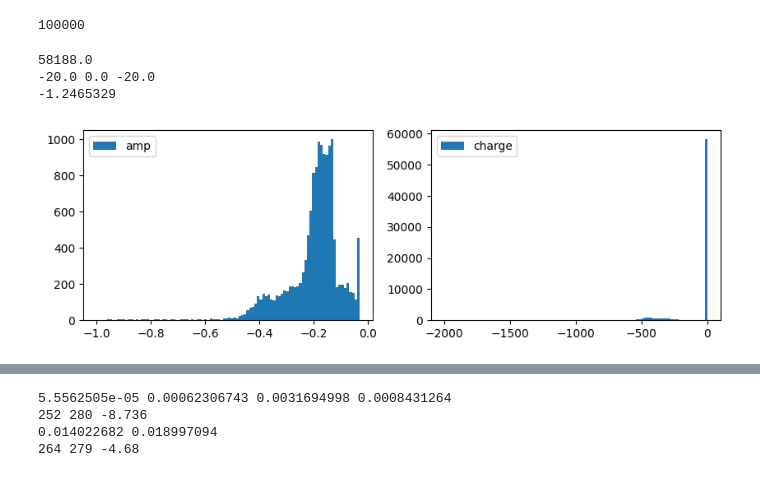
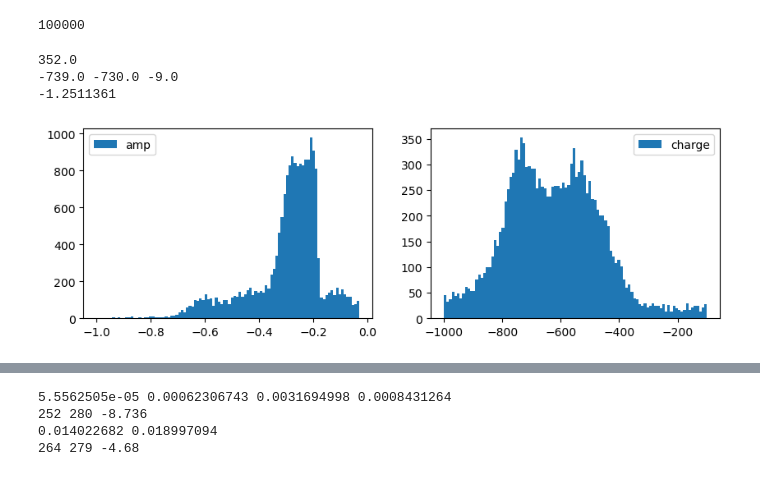
Before and after one commit to 0-DvD-0/Sfera, a Jupyter notebook: Jupyter/timing_waveforms_v2.ipynb, the cells around one changed output, grey strips where cells are left out. Cells and saved outputs as stored; diff of their text form; code cells hidden in the pictures.

```diff
--- a/Jupyter/timing_waveforms_v2.ipynb
+++ b/Jupyter/timing_waveforms_v2.ipynb
@@ -9,5 +10,5 @@ from sklearn.preprocessing import normalize as norm
 # %%
-FILE_PATH = "../Dati/Run_Na_Couples_CDF20_Data_5_9_2024_Ascii.root" #Relative file path
+FILE_PATH = "../ToConvertRootFile/Run_Na_Couples_CDF20_Data_5_9_2024_Ascii.root" #Relative file path
 file = uproot.open(FILE_PATH)
 file["tree"].show() #Display contents
 # %% [output]
@@ -53,28 +54,28 @@ print(N_ev)
 # %% [output]
 100000
 # %%
-channel=0
+channel=5
 plt.figure(figsize=(10,3))
 plt.subplot(1,2,1)
 a=plt.hist(amp[:, channel-4], bins=100, range=(-1, -0.03), label='amp')
 plt.legend()
 plt.subplot(1,2,2)
-b=plt.hist(charges[:, channel-4], bins=100, range=(-2000, 0), label='charge')
+b=plt.hist(charges[:, channel-4], bins=100, range=(-1000, -100), label='charge')
 plt.legend()
 
 index=np.argmax(b[0])
 print(np.max(b[0]))
 edge1=b[1][index]
 edge2=b[1][index+1]
 print(edge1, edge2, edge1-edge2)
 centers=np.where( (charges[:, channel-4]>=-5900) & (charges[:, channel-4]<=-5300) )[0]
 #print(centers)
 #print(np.where( (charges[:, channel-4]>=edge1) & (charges[:, channel-4]<=edge2) )[0])
 print(np.mean(amp[centers, channel-4]))
 # %% [output]
-58188.0
--20.0 0.0 -20.0
--1.2465329
+352.0
+-739.0 -730.0 -9.0
+-1.2511361
-[figure, old version]
+[figure, new version]
 # %%
 print(waveform.shape)
```
Also changed, not shown: parts of 32 cells of this notebook.
